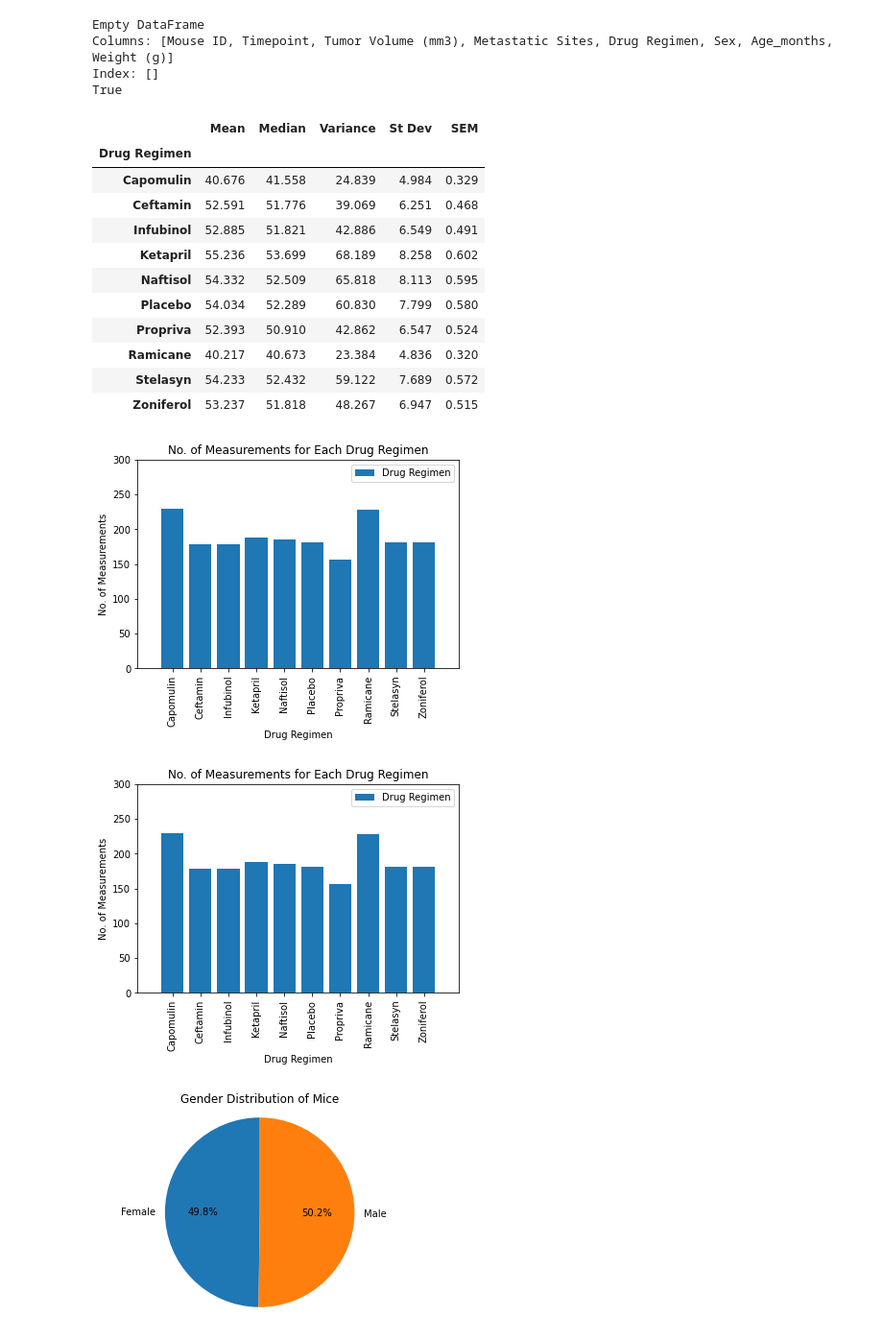
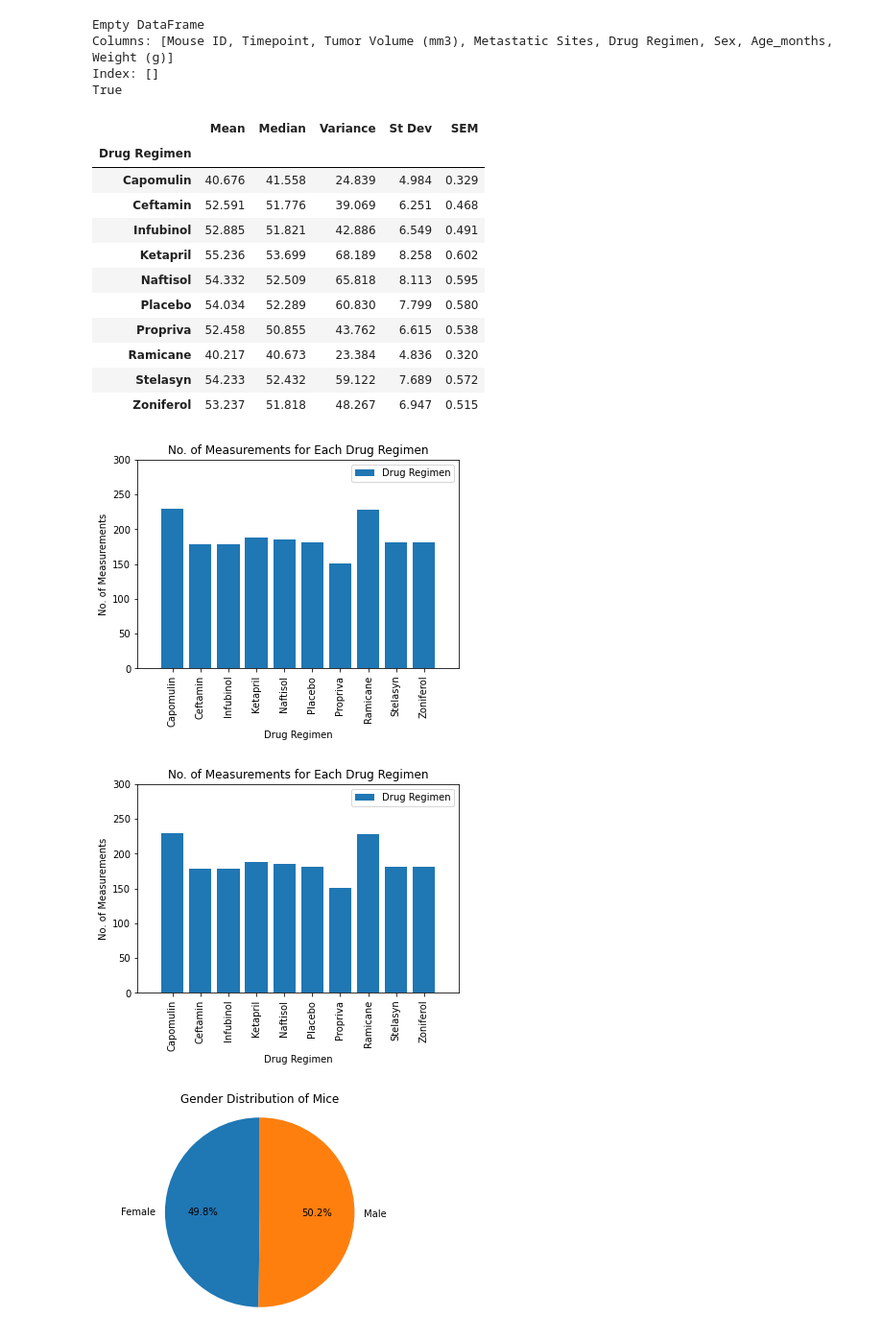
Before and after one commit to SanabuW/matplotlib-challenge, a Jupyter notebook: pymaceuticals_submission_file.ipynb, the cells around one changed output. Shown: that part at 96% size. Drawn from its saved outputs; the diff is of its cells as text; code cells hidden in the pictures.

```diff
--- a/pymaceuticals_submission_file.ipynb
+++ b/pymaceuticals_submission_file.ipynb
@@ -141,7 +85,7 @@ mergeDataDupe.sort_values(by = "Mouse ID").head(50).tail(50)
 # %%
 # Duplicates found in dataset
 # Use .drop_duplicates across "Mouse ID","Timepoint" and keep only one value
-mergeDataClean = mergeData.drop_duplicates(subset=["Mouse ID","Timepoint"],keep='first')
+mergeDataClean = mergeData.drop_duplicates(subset = ["Mouse ID","Timepoint"],keep = False)
 
 # Recheck for duplicates
 mergeDataCleanChk = mergeDataClean[mergeDataClean.duplicated(subset = ["Mouse ID","Timepoint"], keep = False)]
@@ -206,7 +150,7 @@ summaryStatsdf
 | Ketapril | 55.236 | 53.699 | 68.189 | 8.258 | 0.602 |
 | Naftisol | 54.332 | 52.509 | 65.818 | 8.113 | 0.595 |
 | Placebo | 54.034 | 52.289 | 60.830 | 7.799 | 0.580 |
-| Propriva | 52.393 | 50.910 | 42.862 | 6.547 | 0.524 |
+| Propriva | 52.458 | 50.855 | 43.762 | 6.615 | 0.538 |
 | Ramicane | 40.217 | 40.673 | 23.384 | 4.836 | 0.320 |
 | Stelasyn | 54.233 | 52.432 | 59.122 | 7.689 | 0.572 |
 | Zoniferol | 53.237 | 51.818 | 48.267 | 6.947 | 0.515 |
@@ -219,22 +163,22 @@ summaryStatsdf
 # %%
 # Create and display bar plot for total number of measurements for each regimen
 # DataFrame.plot() version
 
 # Get count values
 drugGroups = mergeDataClean.groupby("Drug Regimen")
 countValues = drugGroups["Drug Regimen"].count()
 
 #print(yValues.loc[:,0])   #DELETE
 
 drugMeasureChart = countValues.plot(kind = "bar", width = 0.8, title = "No. of Measurements for Each Drug Regimen")
 drugMeasureChart.set_ylabel("No. of Measurements")
 plt.legend()
 plt.xticks(rotation= 90)
-plt.xlim(-1.25, len(np.arange(len(xValues)))+ 0.25)
+plt.xlim(-1.25, len(np.arange(len(drugGroups)))+ 0.25)
 plt.ylim(0, max(countValues) + 70)
 plt.show()
 # %% [output]
-[figure, old version]
+[figure, new version]
 # %%
 #pyplot version
 # Get count values
@@ -256,7 +200,7 @@ plt.ylim(0, max(countValues)+70)
 plt.legend([countValues.index.name], loc="best")
 plt.show()
 # %% [output]
-[figure, old version]
+[figure, new version]
 # %%
 # Create and display pie plot for total number of mice per gender
 # DataFrame.plot() version
```
Also changed, not shown: parts of 8 cells of this notebook.
